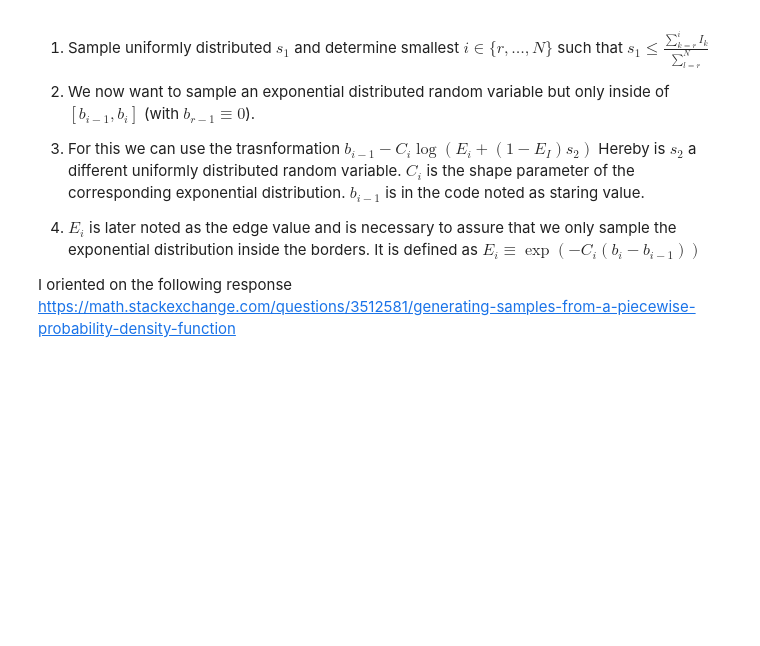
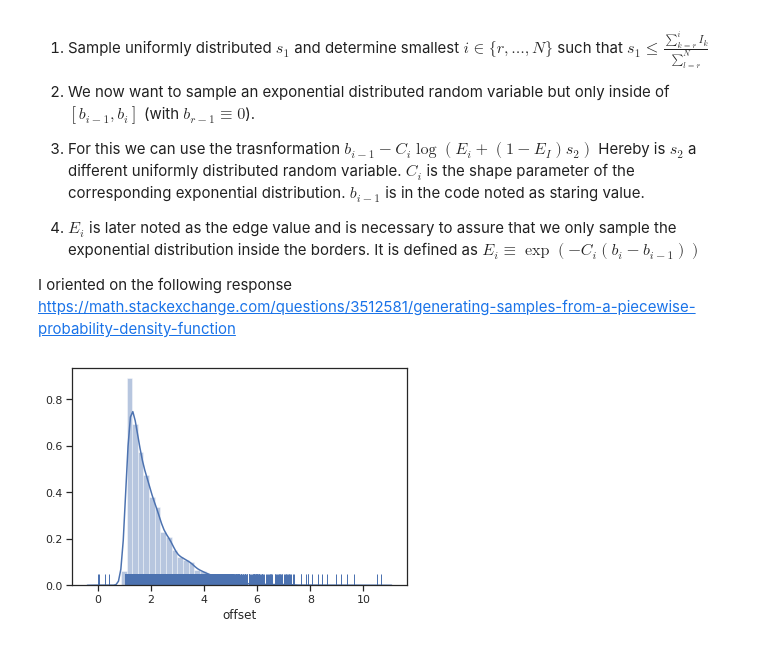
Before and after one commit to feddersmichael/Bachelor-Thesis-Marginal-Sampling, a Jupyter notebook: Sampling/Laplacian_noise/Conversion_Reaction_model/Laplacian_noise_Conversian_Reaction_Offset_Marginalised.ipynb, the cells around one changed output. Saved outputs shown, nothing was run; the diff lists cells and outputs as text; code cells hidden in the pictures; blank space fills up the shorter version.

```diff
--- a/Sampling/Laplacian_noise/Conversion_Reaction_model/Laplacian_noise_Conversian_Reaction_Offset_Marginalised.ipynb
+++ b/Sampling/Laplacian_noise/Conversion_Reaction_model/Laplacian_noise_Conversian_Reaction_Offset_Marginalised.ipynb
@@ -177,24 +181,11 @@ As we have a piecewise defined probability distribution we use the weights of th
 
 I oriented on the following response https://math.stackexchange.com/questions/3512581/generating-samples-from-a-piecewise-probability-density-function
 # %%
-tvec = np.asarray(petab_problem.measurement_df.time)
-N = len(tvec)
-data = np.asarray(petab_problem.measurement_df.measurement)
-fig, axs = plt.subplots(nrows=2, figsize=(12, 5))
-
-Generator = np.random.default_rng()
-
-offset_list = np.zeros(np.shape(result.sample_result.trace_x)[1])
-
-
-
-for index, value in enumerate(result.sample_result.trace_x[0, :, :]):
-    scale = value[2]
-    _simulation = simulate_model(np.exp(value), tvec)
-    simulation = np.asarray(_simulation)
-
+def get_offset(data, simulation, scale, lamda):
     res = data - simulation
     b_vector = np.sort(res)
+
+    N = len(data)
 
     bounds = np.append(np.append(-np.inf, b_vector), np.inf)
     r = np.argmax(bounds >= 0)-1
@@ -228,8 +219,6 @@ for index, value in enumerate(result.sample_result.trace_x[0, :, :]):
     probability_mass = probability_mass / normalisation_constant
     probability_mass[N-r] = 1
 
-
-
     s = Generator.uniform(size = 2)
     i = np.argmax(probability_mass > s[0])
 
@@ -246,6 +235,25 @@ for index, value in enumerate(result.sample_result.trace_x[0, :, :]):
         edge_value = np.exp(-distr_val * (bounds[n + 1] - bounds[n]))
         start_value = bounds[i + r]
 
-    offset_list[index] = start_value - np.log(edge_value + (1 - edge_value) * s[1])
+    offset = start_value - np.log(edge_value + (1 - edge_value) * s[1])
+
+    return offset
+# %%
+tvec = np.asarray(petab_problem.measurement_df.time)
+data = np.asarray(petab_problem.measurement_df.measurement)
+
+Generator = np.random.default_rng()
+
+offset_samples = np.zeros([np.shape(
+    result.sample_result.trace_x[0, result.sample_result.burn_in:, 0])[0], 1])
+
+for index, parameter_sample in enumerate(result.sample_result.trace_x[0, result.sample_result.burn_in:, :]):
+    scale = parameter_sample[-1]
+    _simulation = simulate_model(np.exp(parameter_sample), tvec)
+    simulation = np.asarray(_simulation)
+
+    offset_samples[index, :] = get_offset(data, simulation, scale, lamda)
 # %%
-axs[0] = sns.distplot(offset_list, rug=True, axlabel='offset')
+ax = sns.distplot(offset_samples, rug=True, axlabel='offset')
+# %% [output]
+[figure, added]
```
Also changed, not shown: parts of 2 cells of this notebook.
